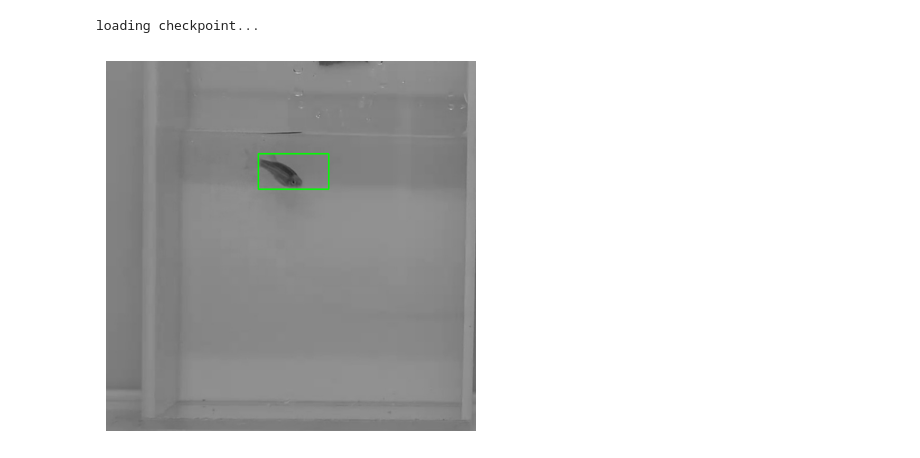
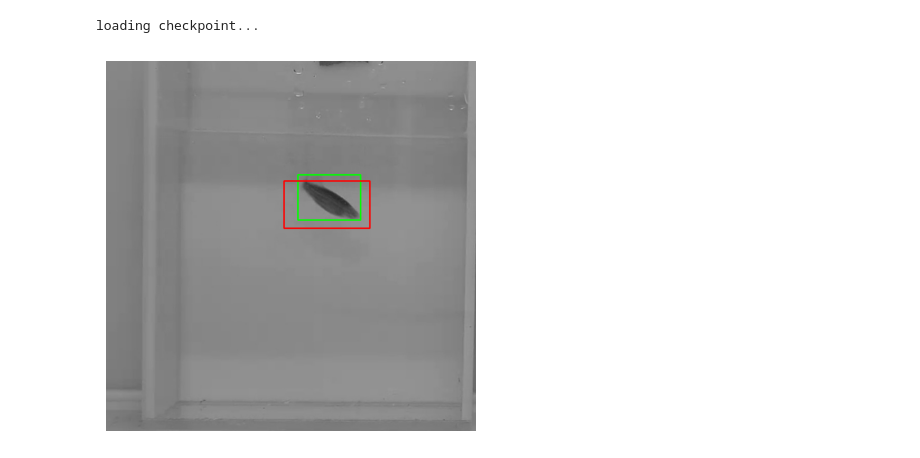
Before and after one commit to Praharsha-Himala/CAMZ, a Jupyter notebook: notebooks/2.0-chp-CNN.ipynb, the cells around one changed output. Cells and saved outputs as stored; diff of their text form; code cells hidden in the pictures.

Commit message:
visualized predictions using new visualize_prediction function showing overlapping of both true and predicted bounding box

```diff
--- a/notebooks/2.0-chp-CNN.ipynb
+++ b/notebooks/2.0-chp-CNN.ipynb
@@ -224,8 +224,9 @@ loading checkpoint...
 # %%
 image_path1 = r"E:\DIL\Fish_classification_ViT\data\1Lcrop989.jpg.jpg"
 image_path2 = r"E:\DIL\Fish_classification_ViT\data\1Lcrop284.jpg.jpg"
 image_path3 = r"E:\DIL\Fish_classification_ViT\data\1Lcrop313.jpg.jpg"
 
-visualize_prediction(image_path1, model)
+visualize_prediction(image_path1, labels_path=r"E:\DIL\Fish_classification_ViT\data\labels",
+                     model=model)
 # %% [output]
-[figure, old version]
+[figure, new version]
```
Also changed, not shown: parts of 4 cells of this notebook.
